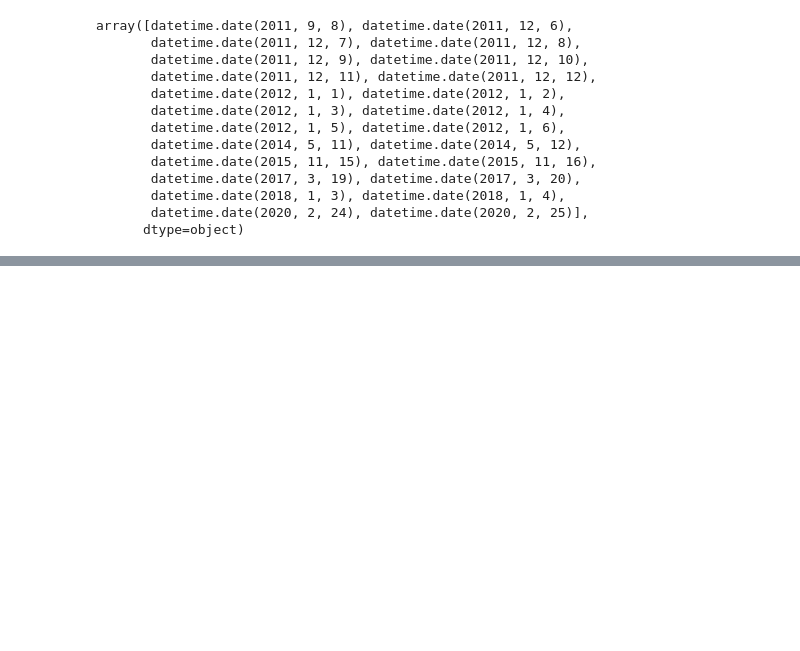
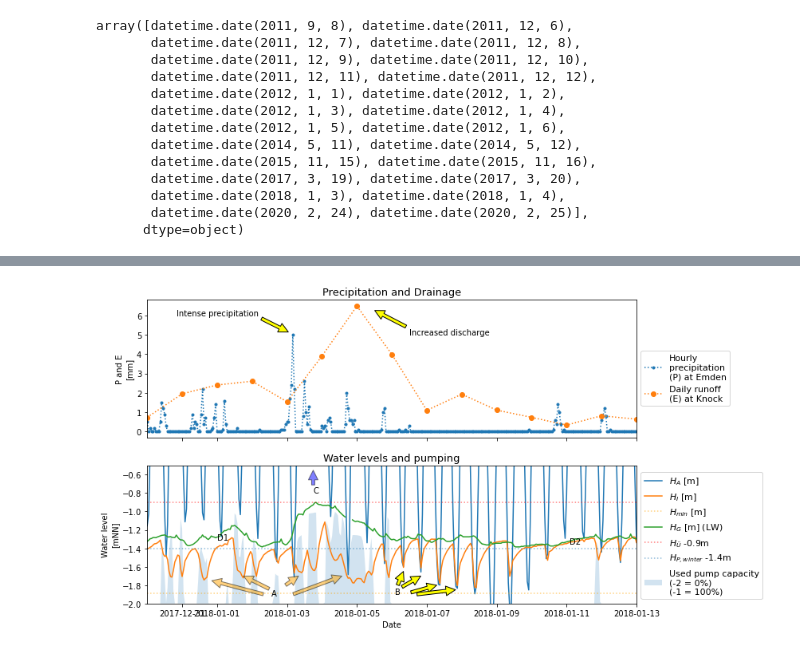
Before and after one commit to jonaslenz/RUINSapp, a Jupyter notebook: extreme analysis/04_event_selection.ipynb, the cells around one changed output, grey strips where cells are left out. Drawn from its saved outputs; the diff is of its cells as text; code cells hidden in the pictures; blank space fills up the shorter version.

```diff
--- a/extreme analysis/04_event_selection.ipynb
+++ b/extreme analysis/04_event_selection.ipynb
@@ -102,0 +135,79 @@ for z in events:
+# %%
+z = "2018-01-03"
+t1 = datetime.datetime.combine(events[z], datetime.time(0))
+t2 = events[z]+datetime.timedelta(days=14)
+plot_knock_level = True
+
+
+fig, ax = plt.subplots(nrows = 2, sharex = True, figsize = [11,7])
+#    ax[0] = plt.subplot(311)  #, gridspec_kw={'height_ratios': [1, 2]}
+ax[0].plot(data['Prec'][t1:t2], label = 'Hourly\nprecipitation\n(P) at Emden', linestyle = 'dotted', marker = '.')
+ax[0].plot(data['Q_Knock'][t1:t2].resample('1d').sum(), label = 'Daily runoff\n(E) at Knock', marker = 'o', linestyle = 'dotted')
+
+ax[0].set_ylabel('P and E\n[mm]')
+# set visibility of x-axis as False
+ax[0].tick_params('x', labelbottom=False)
+ax[0].set_title("Precipitation and Drainage", fontsize=13)
+ax[0].legend(bbox_to_anchor=(1, 0.2), loc="lower left", ncol=1, fontsize = 11)
+
+#    ax[1] = plt.subplot(313, sharex = ax[0])
+
+if plot_knock_level:
+    ax[1].plot(data['wl_Knock_Outer'][t1:t2]/1000, label = "$H_A$ [m]")
+    ax[1].plot((data['wl_Knock_Inner'][t1:t2]/1000), label = "$H_I$ [m]")
+    ax[1].fill_between(data['Knock_pump_obs'][t1:t2].index,(data['Knock_pump_obs'][t1:t2] / 100 - 2),-2, alpha = 0.2, label = "Used pump capacity\n(-2 = 0%)\n(-1 = 100%)")
+    ax[1].axhline(min(data['wl_Knock_Inner'][data['Knock_pump_obs']>0]/1000), label = "$H_{min}$ [m]", linestyle = "dotted", alpha = 0.5, color = "orange")
+ax[1].plot((data['wl_LW'])[t1:t2]/1000, label = "$H_G$ [m] (LW)")
+ax[1].axhline(-0.9, label = "$H_Ü$ -0.9m", linestyle = "dotted", alpha = 0.5, color = "red")
+ax[1].axhline(-1.4, label = "$H_{P, winter}$ -1.4m", linestyle = "dotted", alpha = 0.5)
+
+ax[1].set_ylabel('Water level\n[mNN]')
+ax[1].set_ylim(-2,-0.5)
+ax[1].set_title("Water levels and pumping", fontsize=13)
+ax[1].legend(bbox_to_anchor=(1, 0), loc="lower left", ncol=1, fontsize = 11)
+ax[1].set_xlim([t1, t2])
+
+ax[0].annotate('Intense precipitation', xy=(t1+datetime.timedelta(hours = 98), 5.1),
+                xytext=(t1+datetime.timedelta(hours = 20), 6),arrowprops=dict(facecolor='yellow',
+                                shrink=0.05),xycoords="data",)
+
+ax[0].annotate('Increased discharge', xy=(t1+datetime.timedelta(hours = 155), 6.3),
+                xytext=(t1+datetime.timedelta(hours = 180), 5.0),arrowprops=dict(facecolor='yellow',
+                                shrink=0.05),xycoords="data",)
+
+ax[1].annotate('', xy=(t1+datetime.timedelta(hours = 176), -1.65),
+                xytext=(t1+datetime.timedelta(hours = 172), -1.8),arrowprops=dict(facecolor='yellow',
+                                shrink=0.01),xycoords="data",)
+ax[1].annotate('B', xy=(t1+datetime.timedelta(hours = 188), -1.7),
+                xytext=(t1+datetime.timedelta(hours = 170), -1.9),arrowprops=dict(facecolor='yellow',
+                                shrink=0.01),xycoords="data",)
+ax[1].annotate('', xy=(t1+datetime.timedelta(hours = 199), -1.80),
+                xytext=(t1+datetime.timedelta(hours = 181), -1.88),arrowprops=dict(facecolor='yellow',
+                                shrink=0.01),xycoords="data",)
+ax[1].annotate('', xy=(t1+datetime.timedelta(hours = 212), -1.85),
+                xytext=(t1+datetime.timedelta(hours = 185), -1.9),arrowprops=dict(facecolor='yellow',
+                                shrink=0.01),xycoords="data",)
+
+ax[1].annotate('A', xy=(t1+datetime.timedelta(hours = 66), -1.7),
+                xytext=(t1+datetime.timedelta(hours = 85), -1.92),arrowprops=dict(facecolor='orange',
+                                shrink=0.01,alpha = 0.5),xycoords="data",)
+ax[1].annotate('', xy=(t1+datetime.timedelta(hours = 44), -1.75),
+                xytext=(t1+datetime.timedelta(hours = 80), -1.9),arrowprops=dict(facecolor='orange',
+                                shrink=0.01,alpha = 0.5),xycoords="data",)
+ax[1].annotate('', xy=(t1+datetime.timedelta(hours = 104), -1.7),
+                xytext=(t1+datetime.timedelta(hours = 95), -1.8),arrowprops=dict(facecolor='orange',
+                                shrink=0.01,alpha = 0.5),xycoords="data",)
+ax[1].annotate('', xy=(t1+datetime.timedelta(hours = 134), -1.7),
+                xytext=(t1+datetime.timedelta(hours = 100), -1.9),arrowprops=dict(facecolor='orange',
+                                shrink=0.01,alpha = 0.5),xycoords="data",)
+
+ax[1].annotate('C', xy=(t1+datetime.timedelta(hours = 114), -0.55),
+                xytext=(t1+datetime.timedelta(hours = 114), -0.8),arrowprops=dict(facecolor='blue',
+                                shrink=0.01,alpha = 0.5),xycoords="data",)
+
+ax[1].annotate('D1', xy = (t1+datetime.timedelta(hours = 54), -1.35),xytext=(t1+datetime.timedelta(hours = 48), -1.31) ,xycoords="data")
+ax[1].annotate('D2', xy = (t1+datetime.timedelta(hours = 290), -1.35),xytext=(t1+datetime.timedelta(hours = 290), -1.35) ,xycoords="data")
+
+#    ax[2] = plt.subplot(312, sharex = ax[0])
+ax[1].set_xlabel('Date')
+# %% [output]
@@ -102,0 +215 @@ for z in events:
+[figure, added]
```
Also changed, not shown: parts of 4 cells of this notebook, 5 other files.
